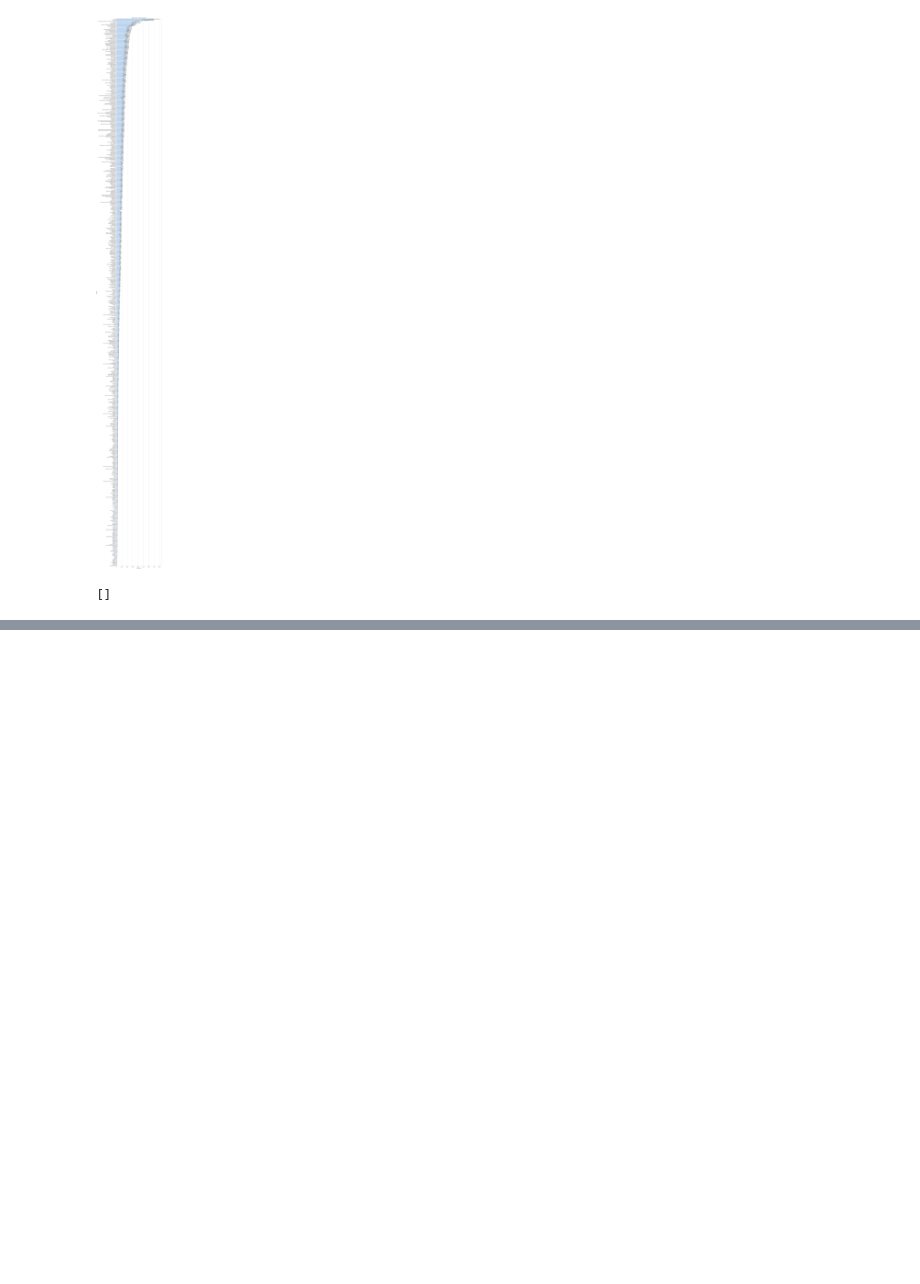
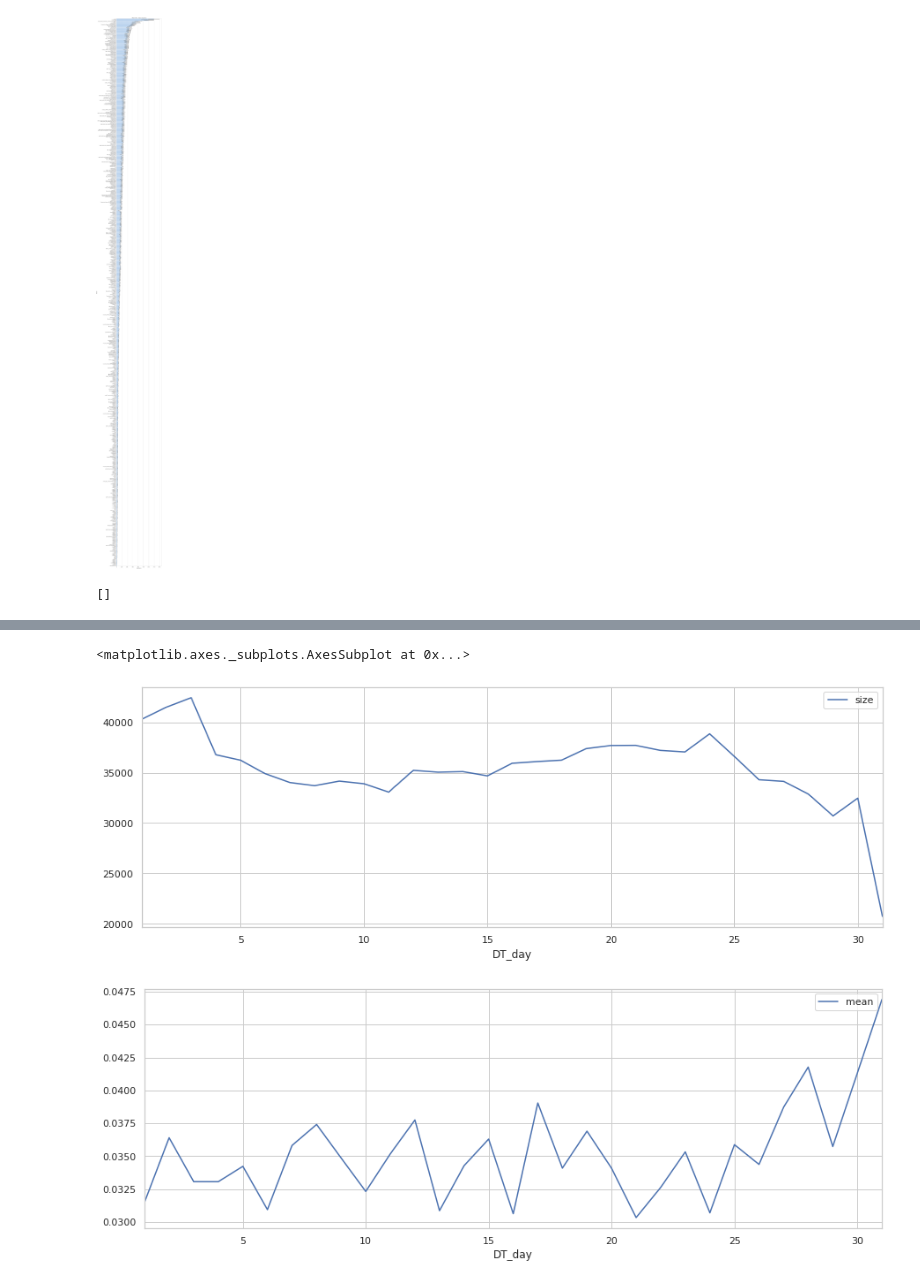
Before and after one commit to RobMulla/kaggle-ieee-fraud-detection, a Jupyter notebook: notebooks/FI/FI_MODEL057.ipynb, the cells around one changed output, grey strips where cells are left out. Drawn from its saved outputs; the diff is of its cells as text; code cells hidden in the pictures; blank space fills up the shorter version.

```diff
--- a/notebooks/FI/FI_MODEL057.ipynb
+++ b/notebooks/FI/FI_MODEL057.ipynb
@@ -61,0 +72,7 @@ high_importance =  fi_df.groupby('feature')[['importance']].max().sort_values('i
+# %%
+tt.groupby('DT_day')['isFraud'].agg(['size']).plot(figsize=(15, 5))
+tt.groupby('DT_day')['isFraud'].agg(['mean']).plot(figsize=(15, 5))
+# %% [output]
+<matplotlib.axes._subplots.AxesSubplot at 0x...>
+[figure, added]
+[figure, added]
```
Also changed, not shown: parts of 8 cells of this notebook, 2 other files.
